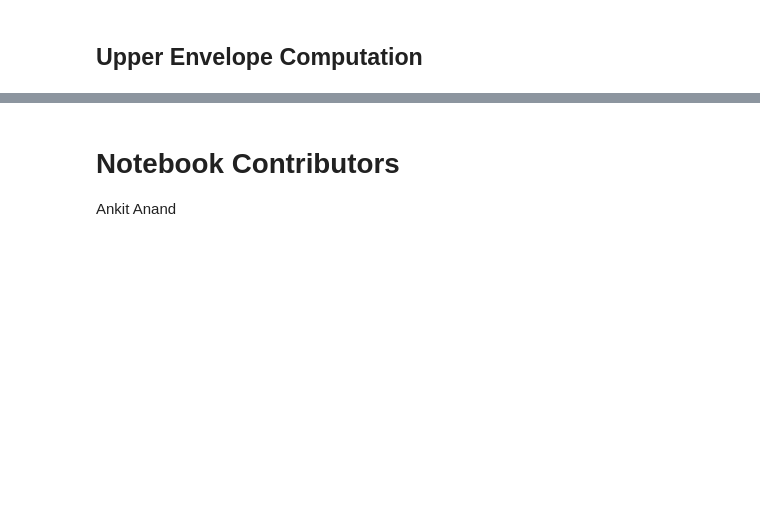
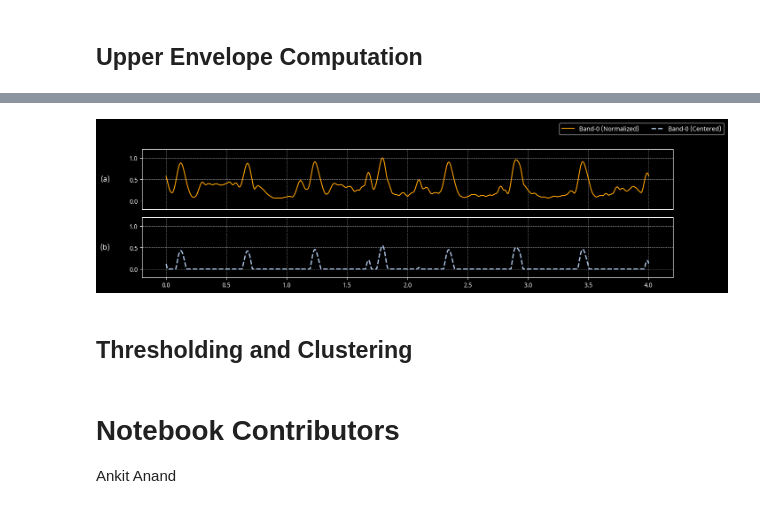
Before and after one commit to meluron-codecafe/devquest, a Jupyter notebook: notebooks/ONSET-_[2017]_On_Musical_Onset_Detection_via_the_S-Transform.ipynb, the cells around one changed output, grey strips where cells are left out. Drawn from its saved outputs; the diff is of its cells as text; code cells hidden in the pictures; blank space fills up the shorter version.

```diff
--- a/notebooks/ONSET-_[2017]_On_Musical_Onset_Detection_via_the_S-Transform.ipynb
+++ b/notebooks/ONSET-_[2017]_On_Musical_Onset_Detection_via_the_S-Transform.ipynb
@@ -238,3 +244,18 @@ fig.add_legend()
+# %%
+r_centered = np.zeros_like(r_norm)
+
+for band in range(r_centered.shape[0]): # For each band
+    r_centered[band] = np.maximum(r_norm[band] - np.mean(u[band]), 0)
+# %%
+# Visualization
+fig = ms.fig("ss", abc=True)
+fig.add_signal(r_norm[0], np.arange(r_norm[0].size) / sr, ylim=(-0.2, 1.2), c="orange", label="Band-0 (Normalized)")
+fig.add_signal(r_centered[0], np.arange(r_centered[0].size) / sr, ls="--", lw=2, ylim=(-0.2, 1.2), label="Band-0 (Centered)")
+fig.add_legend()
+# %% [output]
+[figure, added]
+# %% [markdown]
+## Thresholding and Clustering
 # %% [markdown]
 # Notebook Contributors
 
```
Also changed, not shown: parts of 7 cells of this notebook.
